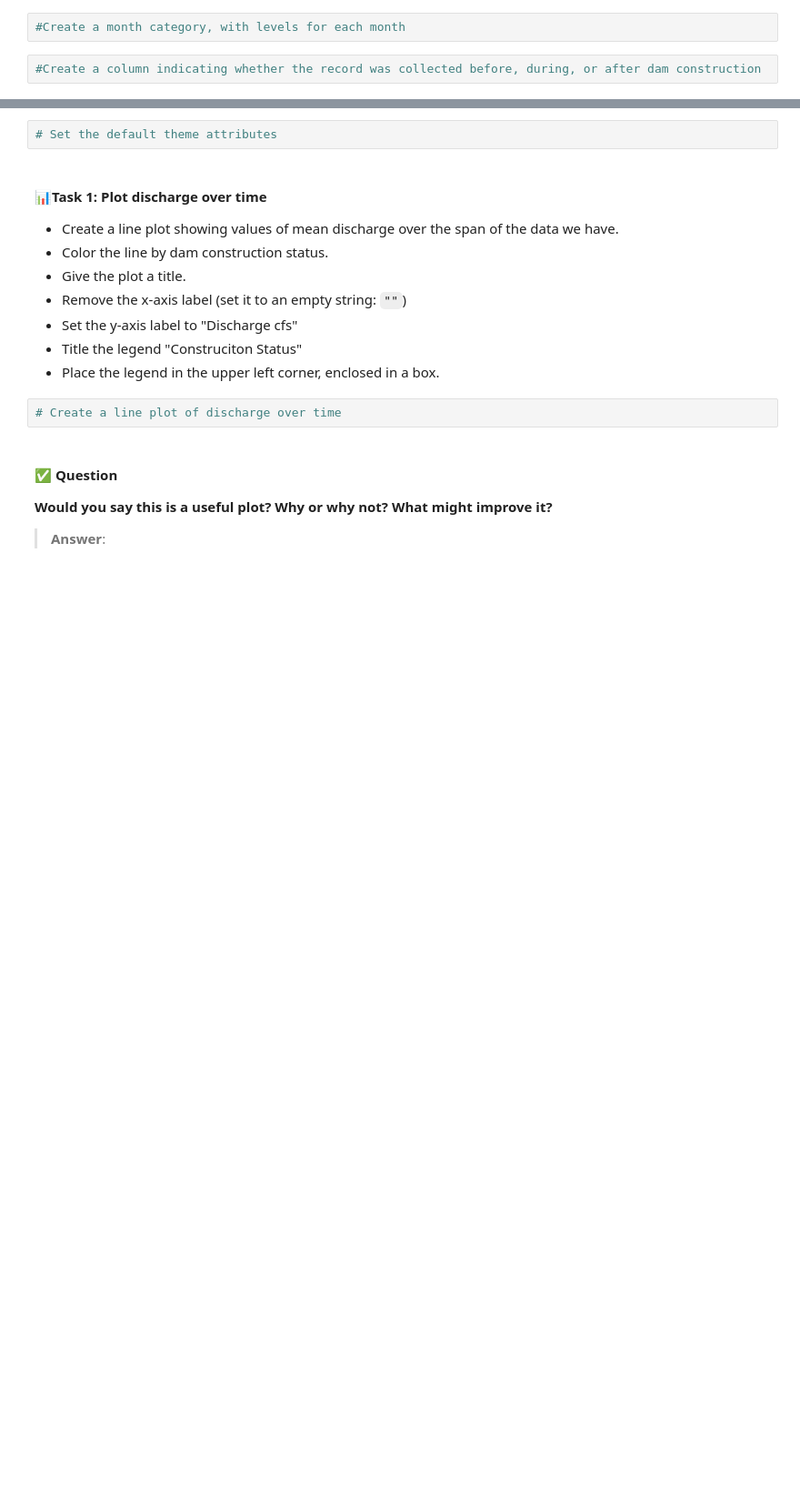
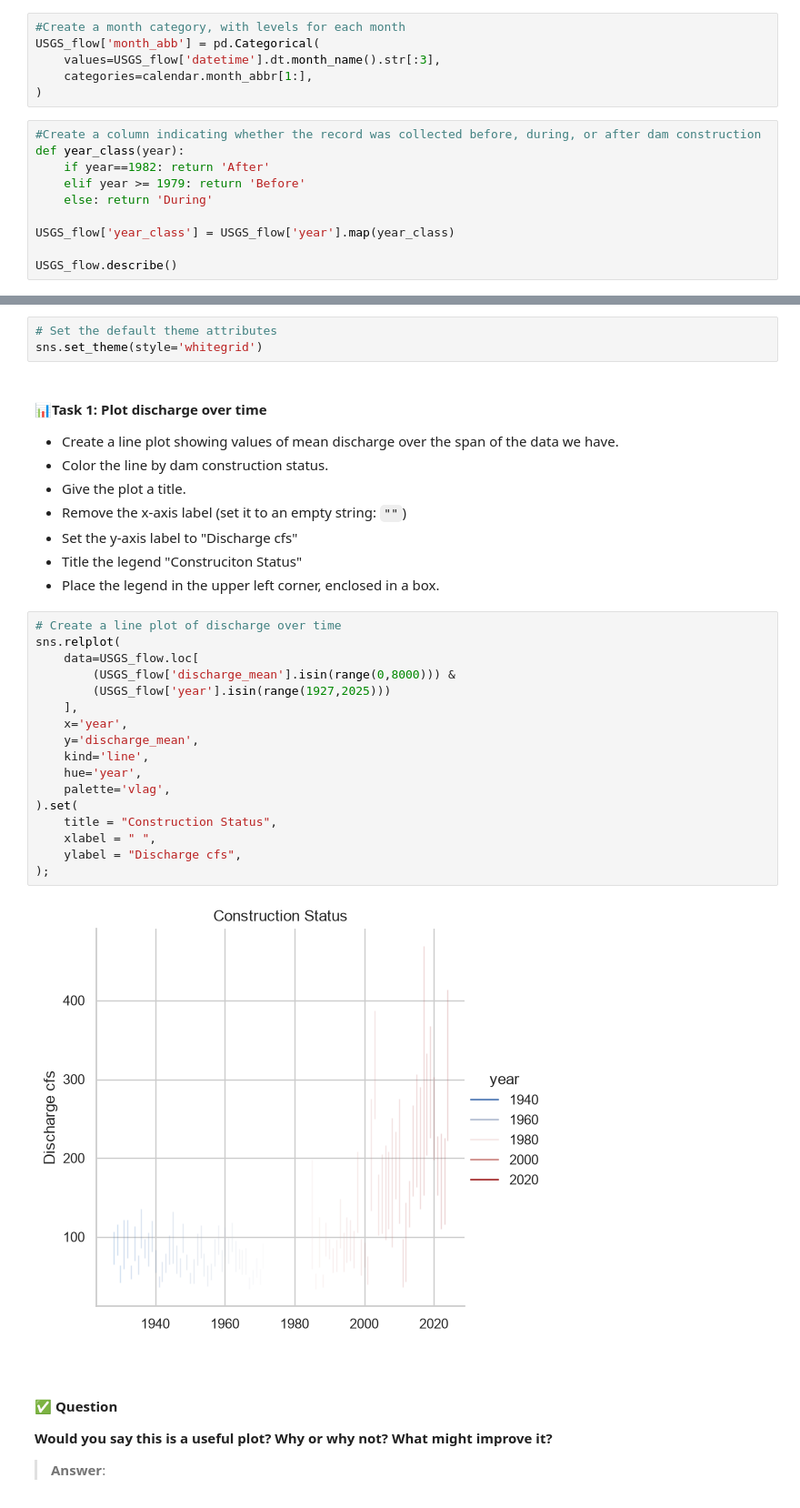
Before and after one commit to lamthieu1101/ENV700, a Jupyter notebook: lessons/M5-L-visualization-exercises.ipynb, the cells around one changed output, grey strips where cells are left out. Shown at 91% size. Saved outputs shown, nothing was run; the diff lists cells and outputs as text; blank space fills up the shorter version.

```diff
--- a/lessons/M5-L-visualization-exercises.ipynb
+++ b/lessons/M5-L-visualization-exercises.ipynb
@@ -75,4 +92,16 @@ USGS_flow = (
 # %%
 #Create a month category, with levels for each month
+USGS_flow['month_abb'] = pd.Categorical(
+    values=USGS_flow['datetime'].dt.month_name().str[:3],
+    categories=calendar.month_abbr[1:],
+)
 # %%
 #Create a column indicating whether the record was collected before, during, or after dam construction
+def year_class(year):
+    if year==1982: return 'After'
+    elif year >= 1979: return 'Before'
+    else: return 'During'
+
+USGS_flow['year_class'] = USGS_flow['year'].map(year_class)
+
+USGS_flow.describe()
@@ -87,6 +134,7 @@ USGS_flow = (
 * Set two of the theme's runtime configuration (`rc`) options. ([Hint](https://seaborn.pydata.org/generated/seaborn.axes_style.html))
 # %%
 # Set the default theme attributes
+sns.set_theme(style='whitegrid')
 # %% [markdown]
 #### 📊Task 1: Plot discharge over time
 * Create a line plot showing values of mean discharge over the span of the data we have.
@@ -98,6 +146,23 @@ USGS_flow = (
 * Place the legend in the upper left corner, enclosed in a box.
 # %%
 # Create a line plot of discharge over time
+sns.relplot(
+    data=USGS_flow.loc[
+        (USGS_flow['discharge_mean'].isin(range(0,8000))) &
+        (USGS_flow['year'].isin(range(1927,2025)))
+    ],
+    x='year',
+    y='discharge_mean',
+    kind='line',
+    hue='year',
+    palette='vlag',
+).set(
+    title = "Construction Status",
+    xlabel = " ",
+    ylabel = "Discharge cfs",
+);
+# %% [output]
+[figure, added]
 # %% [markdown]
 #### ✅ Question
 **Would you say this is a useful plot? Why or why not? What might improve it?**
```
Also changed, not shown: parts of 8 cells of this notebook.
